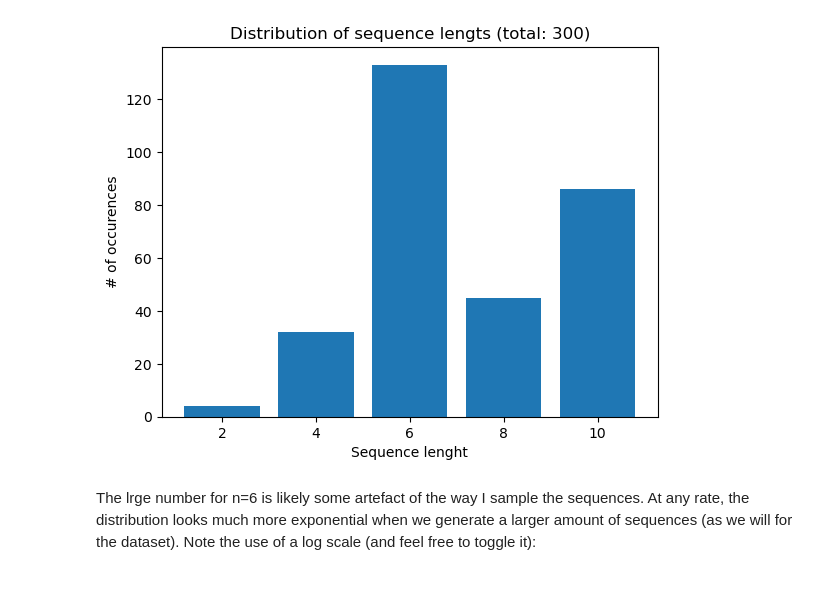
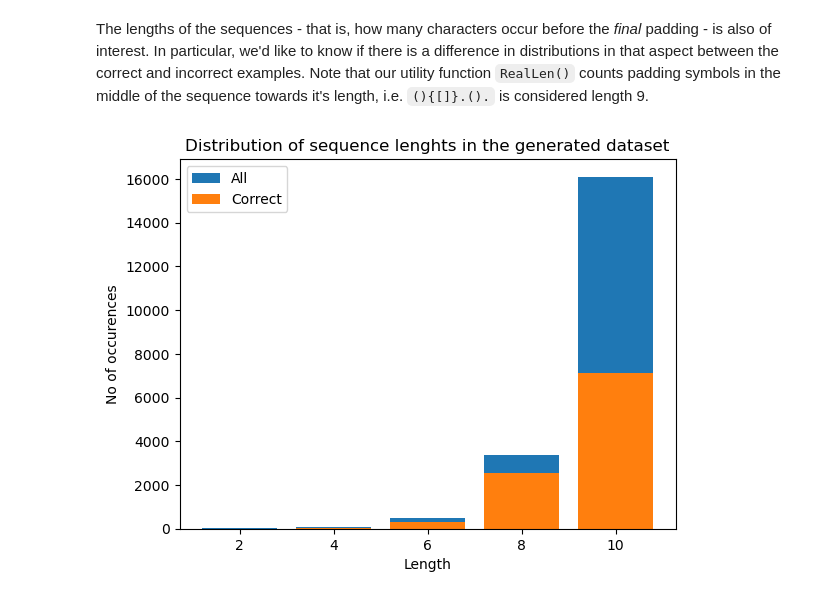
Before and after one commit to AlexanderMakaveev/brackets, a Jupyter notebook: brackets.ipynb, the cells around one changed output. Drawn from its saved outputs; the diff is of its cells as text; code cells hidden in the pictures.

Commit message:
20k dataset + ABC models
Created a dataset with 20k examples (10k correct) and developed models A(shallow NN), B("deep" NN), C(CNN).

````diff
--- a/brackets.ipynb
+++ b/brackets.ipynb
@@ -51,0 +168,6 @@ It is interesting to look at the distribution of sequence lenghts generated by S
+# %%
+Dataset, Labels = ReadDataset("dataset1.txt")
+print(f'We have read a dataset of {len(Dataset)} sequences, {sum(Labels)} of which are correct.')
+# Visualising the first 20 elements of the dataset
+for i in range(20):
+    print(f"{Dataset[i]} --> {Labels[i]}")
@@ -52,9 +202,12 @@ It is interesting to look at the distribution of sequence lenghts generated by S
+# %% [markdown]
+The lengths of the sequences - that is, how many characters occur before the _final_ padding - is also of interest. In particular, we'd like to know if there is a difference in distributions in that aspect between the correct and incorrect examples. Note that our utility function ```RealLen()``` counts padding symbols in the middle of the sequence towards it's length, i.e. ```(){[]}.().``` is considered length 9.
 # %%
-plt.hist(RealLen(list(SampleCorrect(300))), bins = [1, 3, 5, 7, 9, 11], rwidth=0.8);
-plt.title('Distribution of sequence lengts (total: 300)');
-plt.xlabel('Sequence lenght');
-plt.ylabel('# of occurences');
+plt.hist(RealLen(Dataset), bins = [1, 3, 5, 7, 9, 11], rwidth=0.8, label='All');
+plt.hist(RealLen([i for i in Dataset if IsValid(i)]), bins = [1, 3, 5, 7, 9, 11], rwidth=0.8, label='Correct');
+plt.title('Distribution of sequence lenghts in the generated dataset');
+plt.xlabel('Length');
+plt.ylabel('No of occurences');
+# plt.yscale('log');
+plt.legend();
 # %% [output]
-[figure, old version]
+[figure, new version]
-# %% [markdown]
-The lrge number for n=6 is likely some artefact of the way I sample the sequences. At any rate, the distribution looks much more exponential when we generate a larger amount of sequences (as we will for the dataset). Note the use of a log scale (and feel free to toggle it):
````
Also changed, not shown: parts of 108 cells of this notebook, 2 other files.
